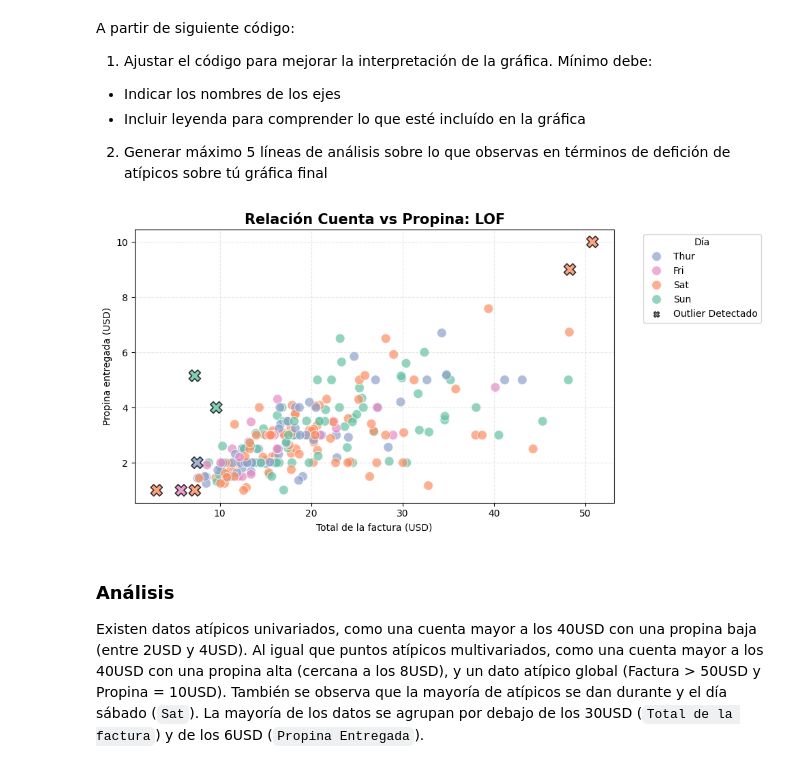
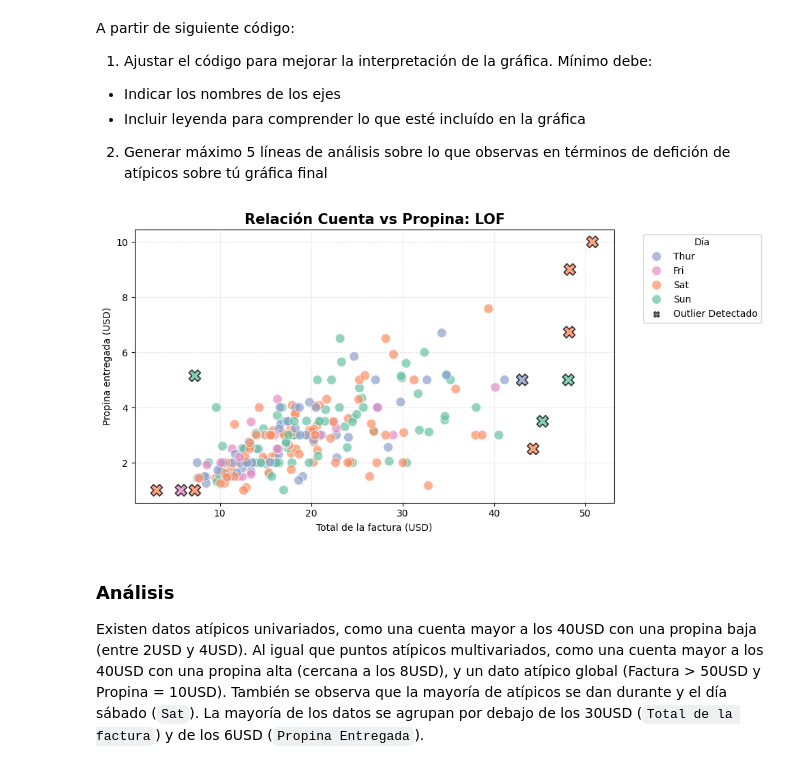
Before and after one commit to cmosquera15/Entregas-Fundamentos-de-Ciencia-de-Datos-2026.1, a Jupyter notebook: sesiones_practicas/sp_4_jose_miguel_correa_y_camilo_mosquera.ipynb, the cells around one changed output. Drawn from its saved outputs; the diff is of its cells as text; code cells hidden in the pictures.

```diff
--- a/sesiones_practicas/sp_4_jose_miguel_correa_y_camilo_mosquera.ipynb
+++ b/sesiones_practicas/sp_4_jose_miguel_correa_y_camilo_mosquera.ipynb
@@ -72,7 +72,7 @@ A partir de siguiente código:
 tips = sns.load_dataset("tips")
 x_values = tips[["total_bill", "tip"]].values
 
-lof = LocalOutlierFactor(n_neighbors=20, contamination=0.03)
+lof = LocalOutlierFactor(n_neighbors=30, contamination='auto')
 tips['is_outlier'] = lof.fit_predict(x_values)
 tips['is_outlier'] = tips['is_outlier'].apply(lambda x: 'Outlier' if x == -1 else 'Normal')
 
@@ -92,34 +92,34 @@ sns.scatterplot(
     legend='brief'
 )
 
 sns.scatterplot(
     data=tips[tips['is_outlier'] == 'Outlier'],
     x="total_bill",
     y="tip",
     hue="day",
     palette=paleta_fija,
     marker="X",
     s=150,
     edgecolor="black",
     linewidth=1.2,
     alpha=0.8,
     legend=False
 )
 
 plt.scatter([], [], marker='X', color='gray', label='Outlier Detectado',
             edgecolor='black', alpha=0.8)
 
 plt.title("Relación Cuenta vs Propina: LOF", fontsize=15, fontweight='bold')
 plt.xlabel("Total de la factura (USD)")
 plt.ylabel("Propina entregada (USD)")
 
 plt.grid(True, linestyle='--', alpha=0.3)
 plt.legend(title="Día", bbox_to_anchor=(1.05, 1), loc='upper left')
 
 plt.tight_layout()
 plt.show()
 # %% [output]
-[figure, old version]
+[figure, new version]
 # %% [markdown]
 ### **Análisis**
 Existen datos atípicos univariados, como una cuenta mayor a los 40USD con una propina baja (entre 2USD y 4USD). Al igual que puntos atípicos multivariados, como una cuenta mayor a los 40USD con una propina alta (cercana a los 8USD), y un dato atípico global (Factura > 50USD y Propina = 10USD). También se observa que la mayoría de atípicos se dan durante y el día sábado (`Sat`). La mayoría de los datos se agrupan por debajo de los 30USD (`Total de la factura`) y de los 6USD (`Propina Entregada`).
```
